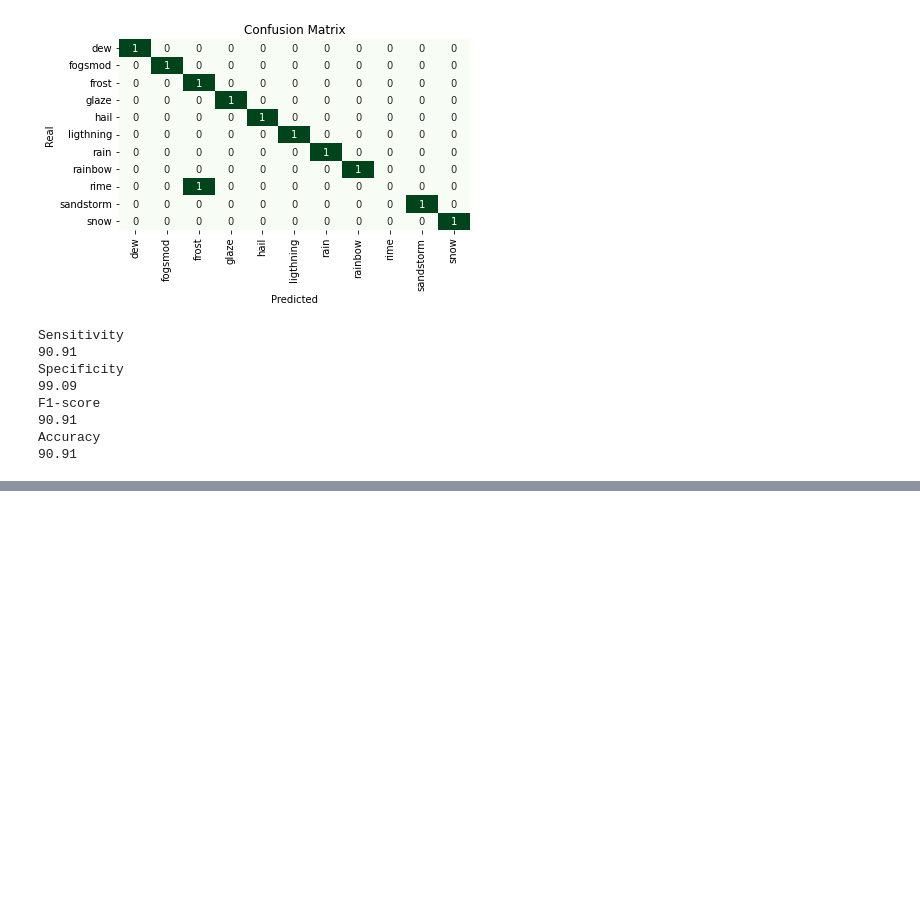
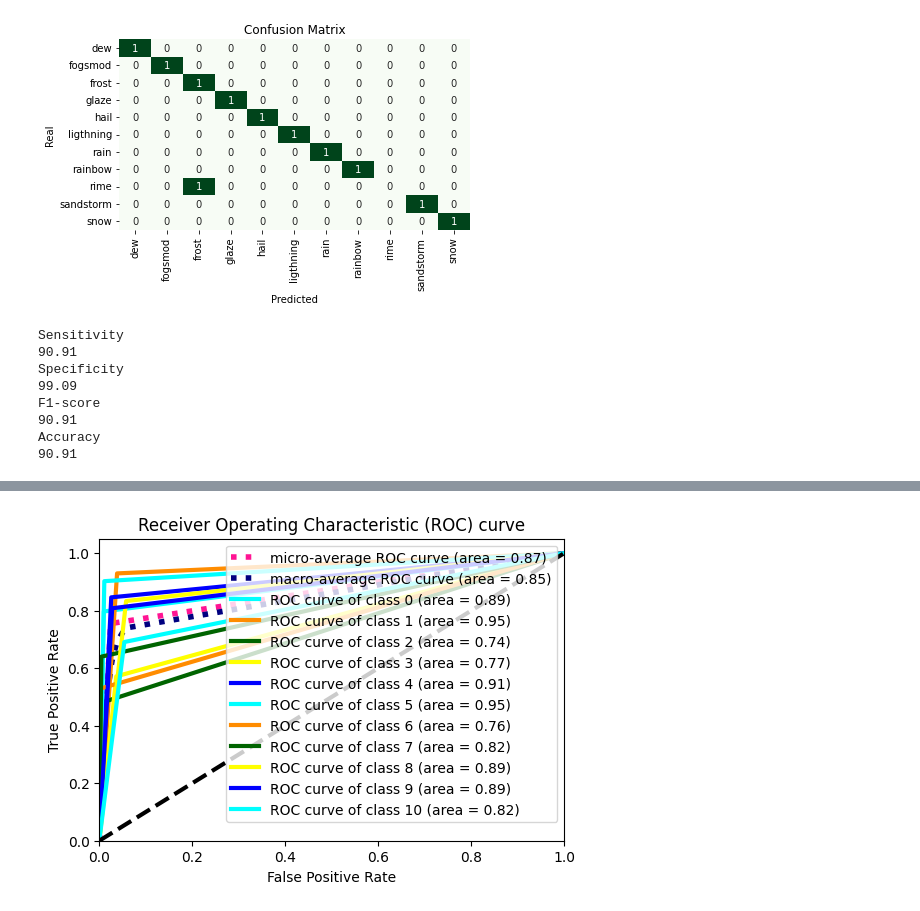
Before and after one commit to jorgevasquezutec/IAProyecto5, a Jupyter notebook: notebook.ipynb, the cells around one changed output, grey strips where cells are left out. Drawn from its saved outputs; the diff is of its cells as text; code cells hidden in the pictures; blank space fills up the shorter version.

```diff
--- a/notebook.ipynb
+++ b/notebook.ipynb
@@ -548,0 +553,4 @@ Accuracy
+# %%
+plot_roc_curve(simModelResTest['outputs']['labels'],simModelResTest['outputs']['predicted'])
+# %% [output]
+[figure, added]
```
Also changed, not shown: parts of 2 cells of this notebook, 1 other file.
